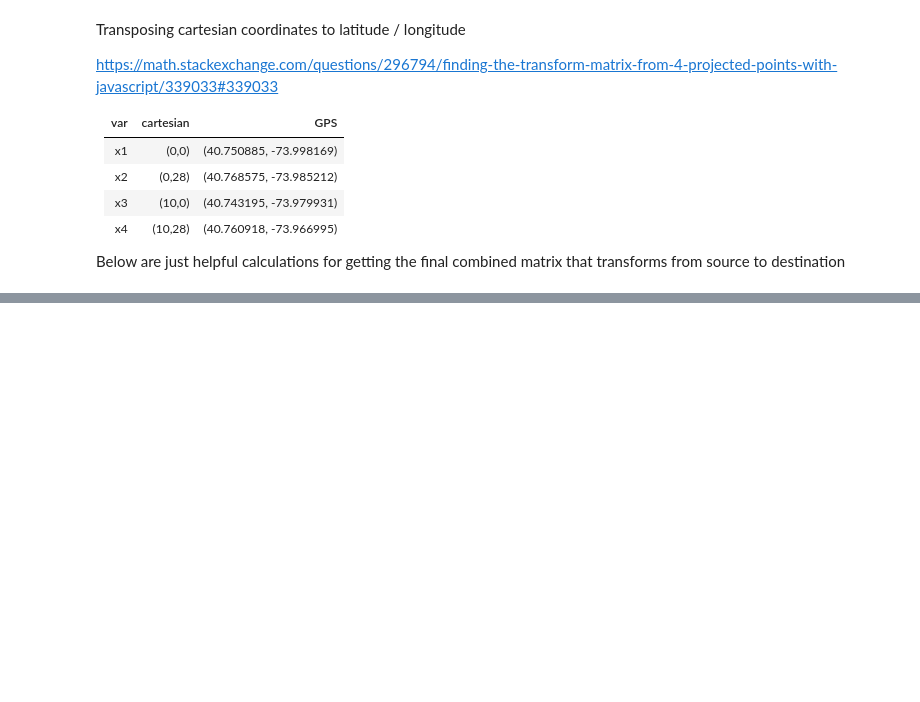
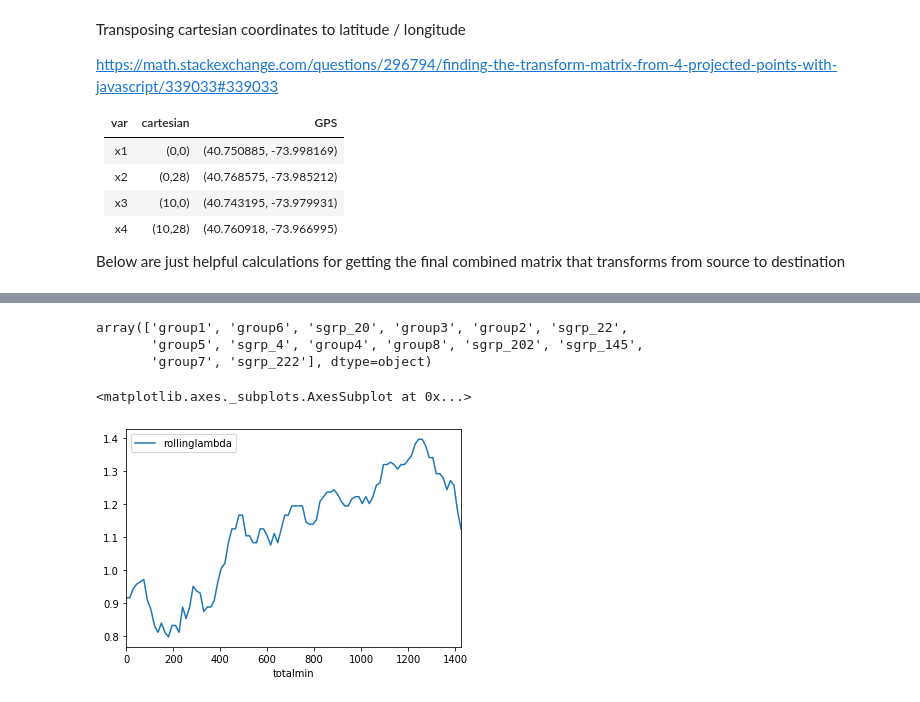
Before and after one commit to aashere/BDAD_Violet_Noise, a Jupyter notebook: GraphTest.ipynb, the cells around one changed output, grey strips where cells are left out. Drawn from its saved outputs; the diff is of its cells as text; code cells hidden in the pictures; blank space fills up the shorter version.

```diff
--- a/GraphTest.ipynb
+++ b/GraphTest.ipynb
@@ -367,0 +568,6 @@ G.nodes[0]
+# %%
+rates['totalmin'] = rates.hour * 60 + rates.minute
+# %%
+smooth = rates.groupby(['simgrouping','totalmin']).agg({"lambda_car":"mean"})
+# %%
+smooth = smooth.reset_index().sort_values('totalmin')
@@ -367,0 +589,13 @@ G.nodes[0]
+# %%
+smooth['rollinglambda'] = smooth.groupby('simgrouping')['lambda_car'].transform(lambda x: x.rolling(4, 1).mean())
+# %%
+smooth.simgrouping.unique()
+# %% [output]
+array(['group1', 'group6', 'sgrp_20', 'group3', 'group2', 'sgrp_22',
+       'group5', 'sgrp_4', 'group4', 'group8', 'sgrp_202', 'sgrp_145',
+       'group7', 'sgrp_222'], dtype=object)
+# %%
+smooth[smooth.simgrouping == 'sgrp_222'][['totalmin','rollinglambda']].plot.line(x='totalmin',y='rollinglambda')
+# %% [output]
+<matplotlib.axes._subplots.AxesSubplot at 0x...>
+[figure, added]
```
Also changed, not shown: parts of 98 cells of this notebook, 6 other files.
